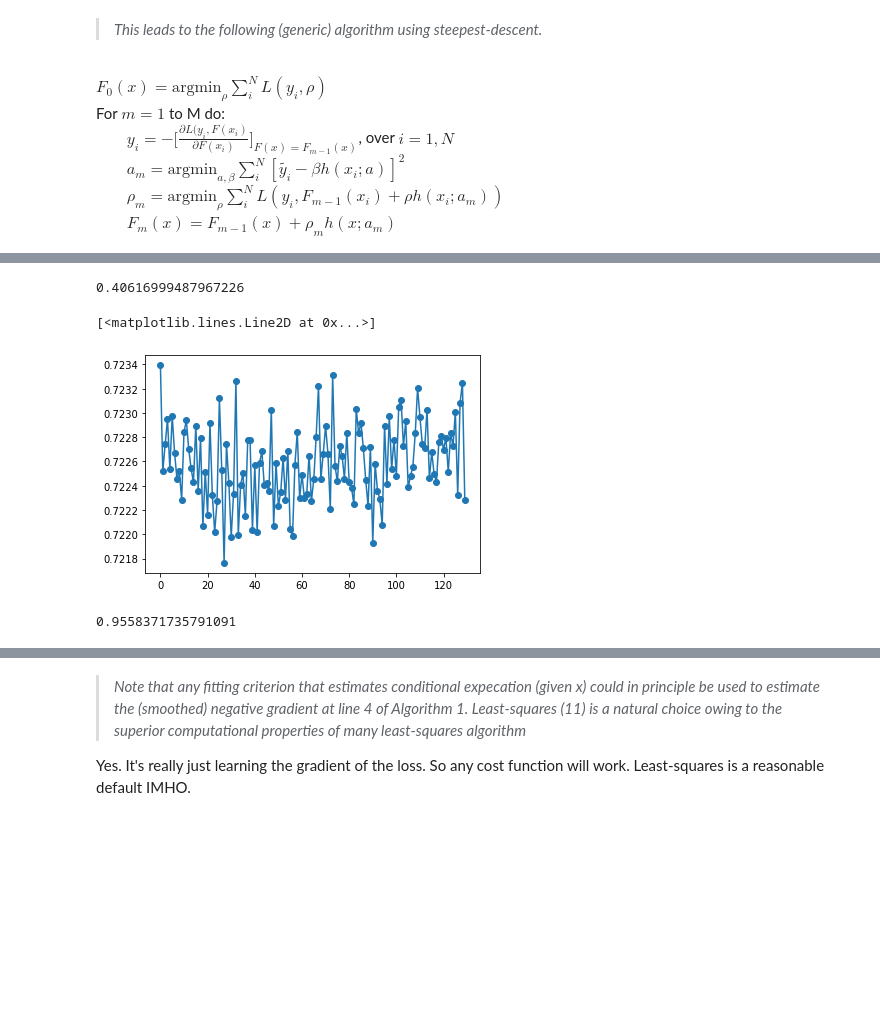
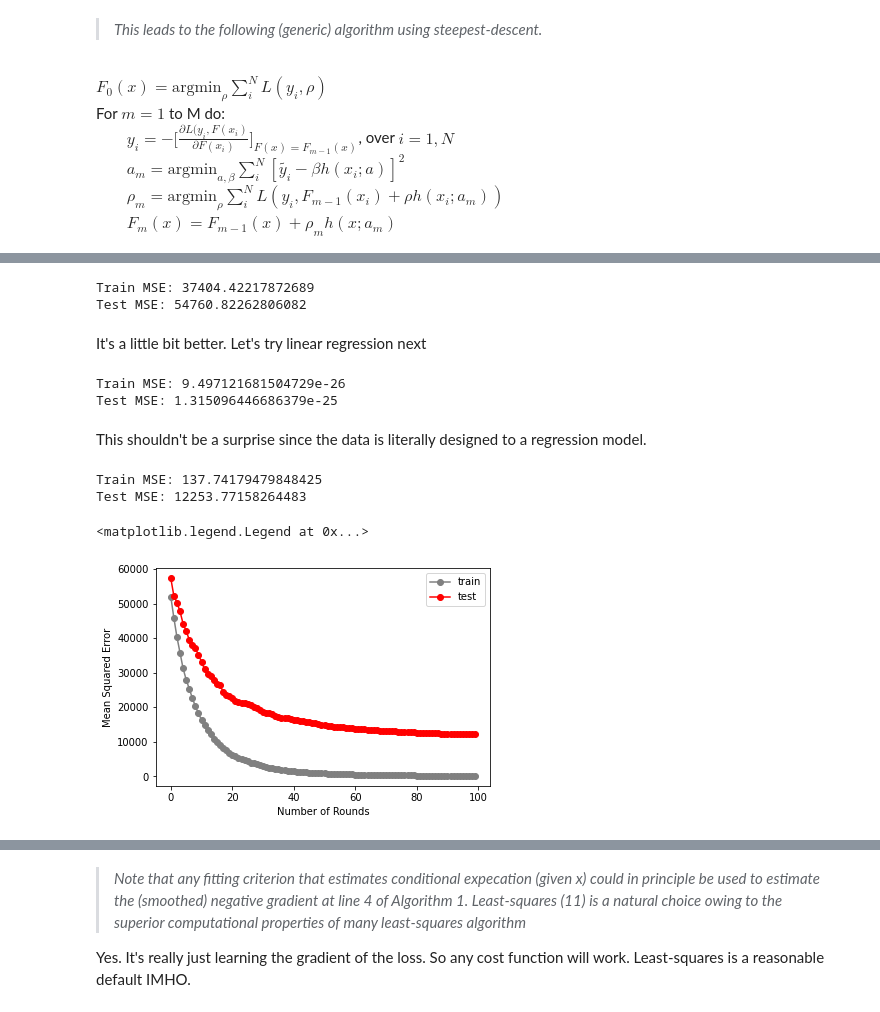
Before and after one commit to mattsgithub/papers-deconstructed, a Jupyter notebook: greedy_function_approximation_a_gradient_boosting_machine.ipynb, the cells around one changed output, grey strips where cells are left out. Cells and saved outputs as stored; diff of their text form; code cells hidden in the pictures; blank space fills up the shorter version.

```diff
--- a/greedy_function_approximation_a_gradient_boosting_machine.ipynb
+++ b/greedy_function_approximation_a_gradient_boosting_machine.ipynb
@@ -583,3 +601,29 @@ plt.scatter(X[:,0], X[:, 1],
+# %%
+# Compare to a single decision tree
+decision_tree_baseline = DecisionTreeRegressor(max_depth=3)
+decision_tree_baseline.fit(X_train, y_train)
+train_error = mean_squared_error(y_train, decision_tree_baseline.predict(X_train))
+test_error = mean_squared_error(y_test, decision_tree_baseline.predict(X_test))
+print(f'Train MSE: {train_error}')
+print(f'Test MSE: {test_error}')
+# %% [output]
+Train MSE: 37404.42217872689
+Test MSE: 54760.82262806082
+# %% [markdown]
+It's a little bit better. Let's try linear regression next
+# %%
+# For an improved baseline, let's see what linear gression gives us
+model_baseline = LinearRegression()
+model_baseline.fit(X_train, y_train)
+train_error = mean_squared_error(y_train, model_baseline.predict(X_train))
+test_error = mean_squared_error(y_test, model_baseline.predict(X_test))
+print(f'Train MSE: {train_error}')
+print(f'Test MSE: {test_error}')
+# %% [output]
+Train MSE: 9.497121681504729e-26
+Test MSE: 1.315096446686379e-25
+# %% [markdown]
+This shouldn't be a surprise since the data is literally designed to a regression model.
 # %%
 from jax import grad
 
@@ -661,34 +729,31 @@ class GBM():
 # %%
 from scipy.special import expit
 from sklearn.tree import DecisionTreeRegressor
-from sklearn.metrics import roc_auc_score
+from sklearn.metrics import mean_squared_error
 
-def sigmoid(x):
-    return 1 / (1 + np.exp(-x))
+model = GBM(loss_fn='mse',
+            booster=DecisionTreeRegressor(max_depth=3),
+            n_boost=100,
+            step_size=0.1,
+            X_test=X_test,
+            y_test=y_test)
 
-def logistic_loss_fn(y, y_hat):
-    y_hat = sigmoid(y_hat)
-    loss = -np.mean(y * np.log(y_hat) + (1 - y) * np.log(1. - y_hat))
-    return loss
+model.fit(X_train, y_train)
 
-model = GBM(loss_fn=logistic_loss_fn,
-            booster=DecisionTreeRegressor(max_depth=1),
-            n_boost=130,
-            step_size=0.0001)
+train_error = mean_squared_error(y_train, model.predict(X_train))
+test_error = mean_squared_error(y_test, model.predict(X_test))
 
-model.fit(X, y)
-roc_auc_score(y, model.predict(X))
+print(f'Train MSE: {train_error}')
+print(f'Test MSE: {test_error}')
+
+fig, ax = plt.subplots()
+ax.plot(range(len(model.training_loss)), model.training_loss, marker='o', color='gray', label='train')
+ax.plot(range(len(model.test_loss)), model.test_loss, marker='o', color='red', label='test')
+ax.set_ylabel('Mean Squared Error')
+ax.set_xlabel('Number of Rounds')
+plt.legend()
 # %% [output]
-0.40616999487967226
+Train MSE: 137.74179479848425
+Test MSE: 12253.77158264483
+<matplotlib.legend.Legend at 0x...>
+[figure, added]
-# %%
-plt.plot(range(len(model.training_loss)), model.training_loss, marker='o')
-# %% [output]
-[<matplotlib.lines.Line2D at 0x...>]
-[figure, removed]
-# %%
-# Compare against one decision tree
-model_b = DecisionTreeRegressor(max_depth=1)
-model_b.fit(X, y)
-roc_auc_score(y, model_b.predict(X))
-# %% [output]
-0.9558371735791091
```
Also changed, not shown: parts of 12 cells of this notebook.
